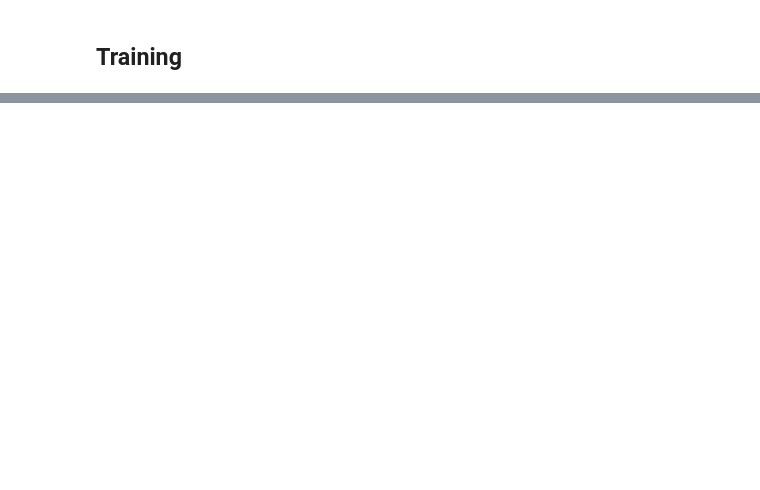
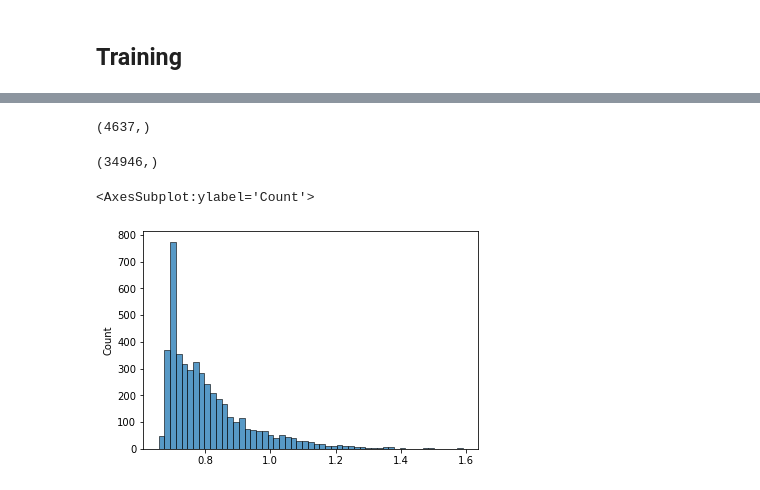
Before and after one commit to saif-mahmud/hierarchical-attention-HAR, a Jupyter notebook: notebooks/opp_vae_end_to_end.ipynb, the cells around one changed output, grey strips where cells are left out. Drawn from its saved outputs; the diff is of its cells as text; code cells hidden in the pictures; blank space fills up the shorter version.

```diff
--- a/notebooks/opp_vae_end_to_end.ipynb
+++ b/notebooks/opp_vae_end_to_end.ipynb
@@ -176,0 +243,3 @@ print(classification_report(np.argmax(y_test_mid.reshape(-1, 18), axis=1), np.ar
+# %%
+hierarchical_model = tf.keras.Model(inputs=model.input, outputs=model.get_layer('combined_sensor_self_attention_1').output, name='hierarchical_encoder')
+hierarchical_model.trainable = False
@@ -176,0 +359,7 @@ print(classification_report(np.argmax(y_test_mid.reshape(-1, 18), axis=1), np.ar
+# %%
+hsa_vae = VariationalAutoEncoder(base_model=hierarchical_model, original_dim=64)
+
+optimizer = tf.keras.optimizers.Adam(learning_rate=1e-3)
+hsa_vae.compile(optimizer)
+
+vae_history = hsa_vae.fit(X_train, epochs=80, batch_size=128)
@@ -176,0 +428,17 @@ print(classification_report(np.argmax(y_test_mid.reshape(-1, 18), axis=1), np.ar
+# %%
+train_rec_loss = tf.keras.losses.mean_squared_error(hierarchical_model.predict(X_train)[0], hsa_vae.predict(X_train)).numpy()
+test_rec_loss = tf.keras.losses.mean_squared_error(hierarchical_model.predict(X_test)[0], hsa_vae.predict(X_test)).numpy()
+novel_rec_loss = tf.keras.losses.mean_squared_error(hierarchical_model.predict(X_holdout)[0], hsa_vae.predict(X_holdout)).numpy()
+# %%
+train_rec_loss.shape
+# %% [output]
+(4637,)
+# %%
+novel_rec_loss.shape
+# %% [output]
+(34946,)
+# %%
+sns.histplot(train_rec_loss)
+# %% [output]
+<AxesSubplot:ylabel='Count'>
+[figure, added]
```
Also changed, not shown: parts of 39 cells of this notebook, 16 other files.
